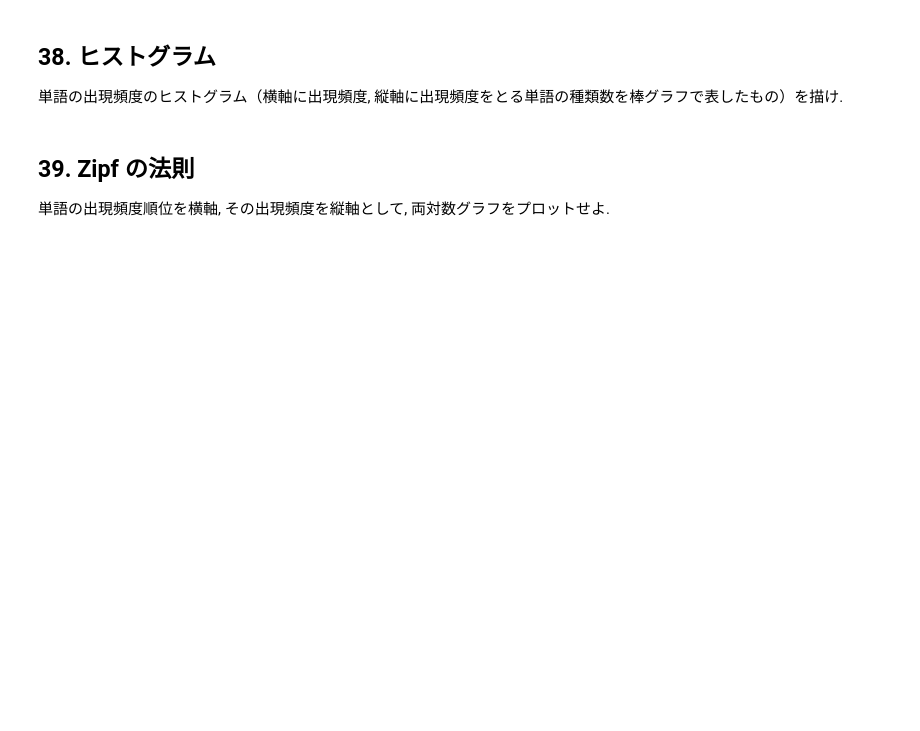
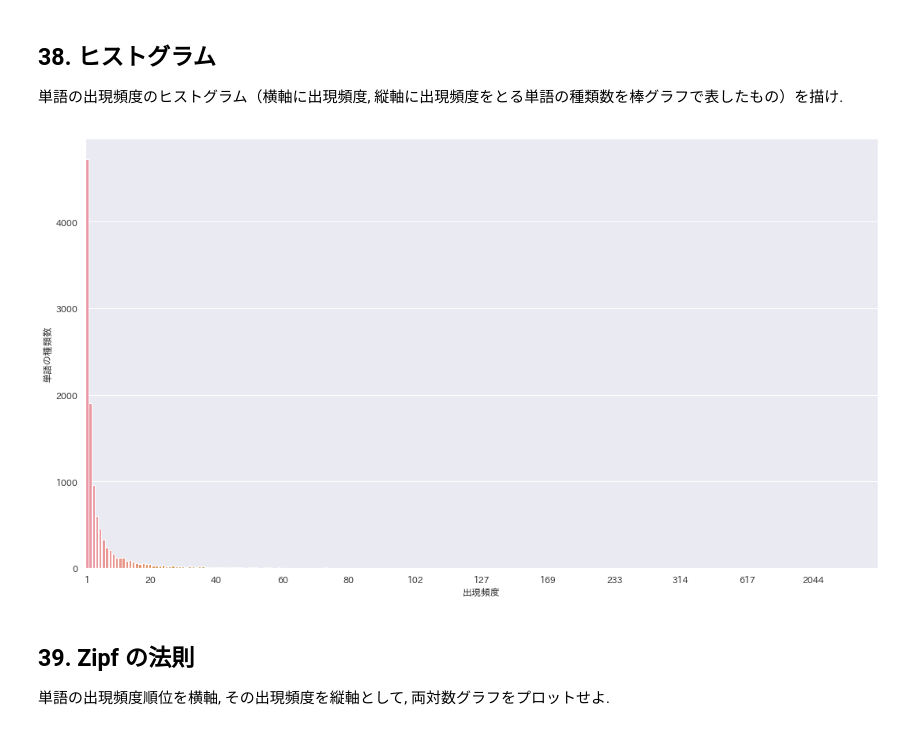
Before and after one commit to stmsy/nlp, a Jupyter notebook: nlp100/notebooks/chapter4.ipynb, the cells around one changed output. Saved outputs shown, nothing was run; the diff lists cells and outputs as text; code cells hidden in the pictures; blank space fills up the shorter version.

```diff
--- a/nlp100/notebooks/chapter4.ipynb
+++ b/nlp100/notebooks/chapter4.ipynb
@@ -126,6 +181,26 @@ print(nouns_sahen_concated[:100])
 ## 38. ヒストグラム
 
 単語の出現頻度のヒストグラム（横軸に出現頻度, 縦軸に出現頻度をとる単語の種類数を棒グラフで表したもの）を描け.
+# %%
+freq_words = defaultdict(int)
+for word_freq in word_freqs:
+    _, freq = word_freq
+    freq_words[int(freq)] += 1
+freqs = list(freq_words.keys())
+words = list(freq_words.values())
+df_freq_words = pd.DataFrame({'出現頻度': freqs, '単語の種類数': words})
+# %%
+xlabels = [
+    freq if i == 1 or i % 20 == 0 else ''
+    for i, freq in enumerate(sorted(df_freq_words['出現頻度']), 1)
+]
+# %%
+_, ax = plt.subplots(1, 1, figsize=(18, 10))
+ax = sns.barplot(x='出現頻度', y='単語の種類数', data=df_freq_words, ax=ax)
+ax.set_xticklabels(xlabels)
+plt.show()
+# %% [output]
+[figure, added]
 # %% [markdown]
 ## 39. Zipf の法則
 
```
Also changed, not shown: parts of 11 cells of this notebook.
